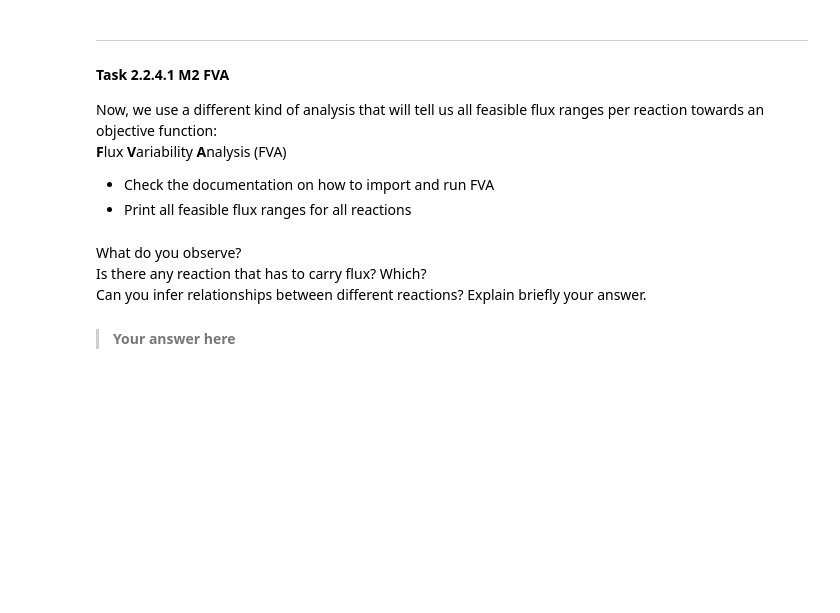
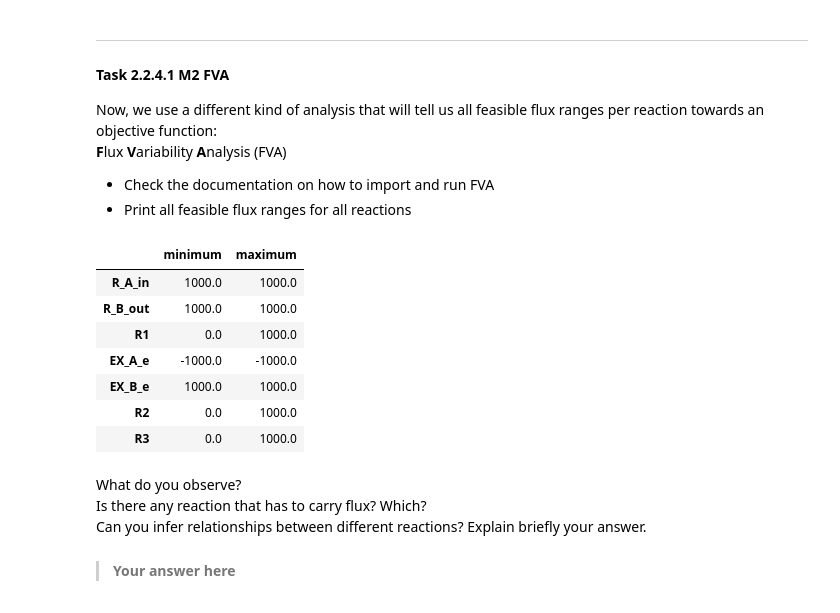
Before and after one commit to Bioinformatics-teaching-UiT/MPA_2026, a Jupyter notebook: day1/st_day1_task2.ipynb, the cells around one changed output. Saved outputs shown, nothing was run; the diff lists cells and outputs as text; code cells hidden in the pictures; blank space fills up the shorter version.

```diff
--- a/day1/st_day1_task2.ipynb
+++ b/day1/st_day1_task2.ipynb
@@ -203,4 +432,9 @@ Optimize.
 Then change the flux from C to B in R3 also to 300 and optimize again.
 # %%
 ## your code ##
+m2.reactions.R3.lower_bound = -300
+m2.optimize()
+m2.reactions.R3.upper_bound = 300
+m2.optimize()
+m2.summary()
 ## --- ##
@@ -222,4 +465,8 @@ This is an unfortunate, but common, property of (genome-scale) metabolic models,
 - control by printing again all reactions
 # %%
 ## your code ##
+m2.reactions.R1.upper_bound = 1000
+m2.reactions.R3.lower_bound = -1000
+m2.reactions.R3.upper_bound = 1000
+[print("%s : %s : %s : %s" % (r.id, r.lower_bound, r.upper_bound, r.subsystem)) for r in m2.reactions]
 ## --- ##
@@ -235,7 +491,19 @@ Now, we use a different kind of analysis that will tell us all feasible flux ran
 - Print all feasible flux ranges for all reactions
 # %%
 ## your code ##
+from cobra.flux_analysis import flux_variability_analysis as fva
+
+fva(m2)
 ## --- ##
+# %% [output]
+|  | minimum | maximum |
+| R_A_in | 1000.0 | 1000.0 |
+| R_B_out | 1000.0 | 1000.0 |
+| R1 | 0.0 | 1000.0 |
+| EX_A_e | -1000.0 | -1000.0 |
+| EX_B_e | 1000.0 | 1000.0 |
+| R2 | 0.0 | 1000.0 |
+| R3 | 0.0 | 1000.0 |
 # %% [markdown]
 What do you observe?
 Is there any reaction that has to carry flux? Which?
```
Also changed, not shown: parts of 18 cells of this notebook, 4 other files.
